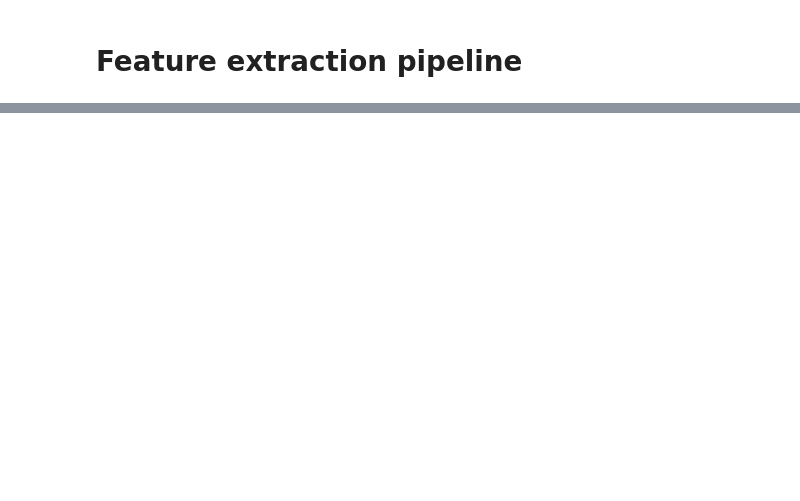
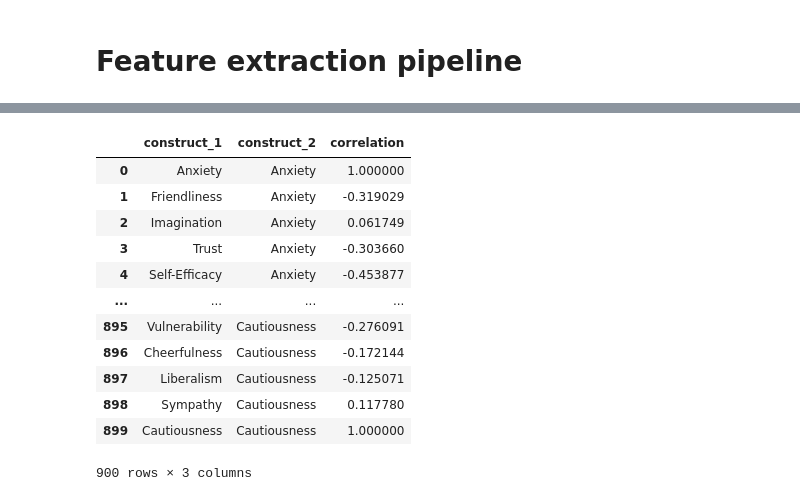
Before and after one commit to Zak-Hussain/LLM4BeSci, a Jupyter notebook: personality/personality.ipynb, the cells around one changed output, grey strips where cells are left out. Saved outputs shown, nothing was run; the diff lists cells and outputs as text; code cells hidden in the pictures; blank space fills up the shorter version.

```diff
--- a/personality/personality.ipynb
+++ b/personality/personality.ipynb
@@ -156,0 +354,18 @@ print(f'r of absolute values: {sims.abs().corr(sims_observed.abs()).round(2)}')
+# %%
+# Loading observed correlations and pivoting to a correlation matrix
+sims_observed = pd.read_csv('NEO_correlations.csv')
+sims_observed
+# %% [output]
+|  | construct_1 | construct_2 | correlation |
+| 0 | Anxiety | Anxiety | 1.000000 |
+| 1 | Friendliness | Anxiety | -0.319029 |
+| 2 | Imagination | Anxiety | 0.061749 |
+| 3 | Trust | Anxiety | -0.303660 |
+| 4 | Self-Efficacy | Anxiety | -0.453877 |
+| ... | ... | ... | ... |
+| 895 | Vulnerability | Cautiousness | -0.276091 |
+| 896 | Cheerfulness | Cautiousness | -0.172144 |
+| 897 | Liberalism | Cautiousness | -0.125071 |
+| 898 | Sympathy | Cautiousness | 0.117780 |
+| 899 | Cautiousness | Cautiousness | 1.000000 |
+900 rows × 3 columns
```
Also changed, not shown: parts of 19 cells of this notebook.
